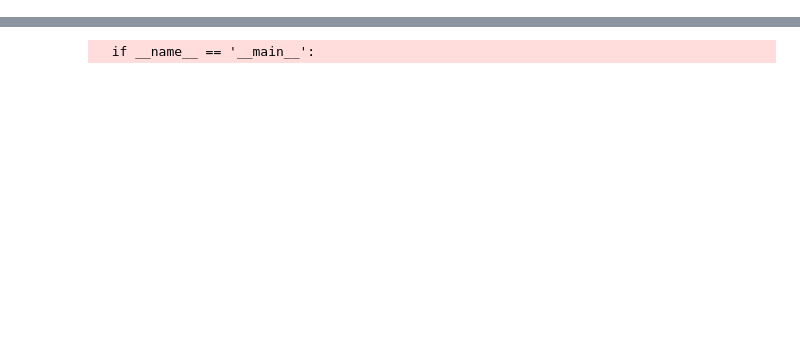
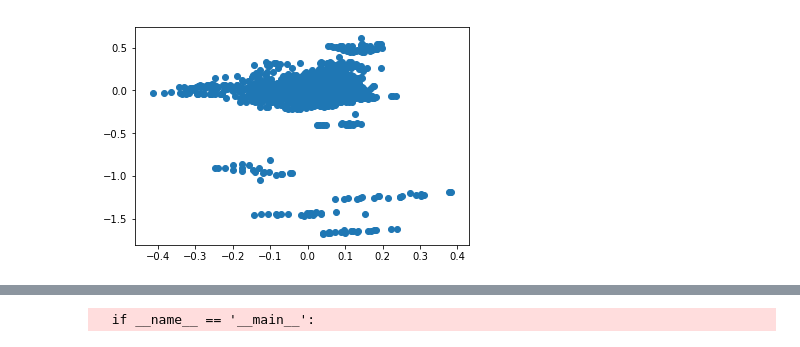
Before and after one commit to davidehamil/Linear_Forecasting, a Jupyter notebook: PredictorClass_final.ipynb, the cells around one changed output, grey strips where cells are left out. Cells and saved outputs as stored; diff of their text form; code cells hidden in the pictures; blank space fills up the shorter version.

```diff
--- a/PredictorClass_final.ipynb
+++ b/PredictorClass_final.ipynb
@@ -270 +274,5 @@ model1.plotAllPrediction(showFittedLine = True)
+# %%
+model1.scatter_pred_real()
+# %% [output]
+[figure, added]
 # %%
```
Also changed, not shown: parts of 19 cells of this notebook.
